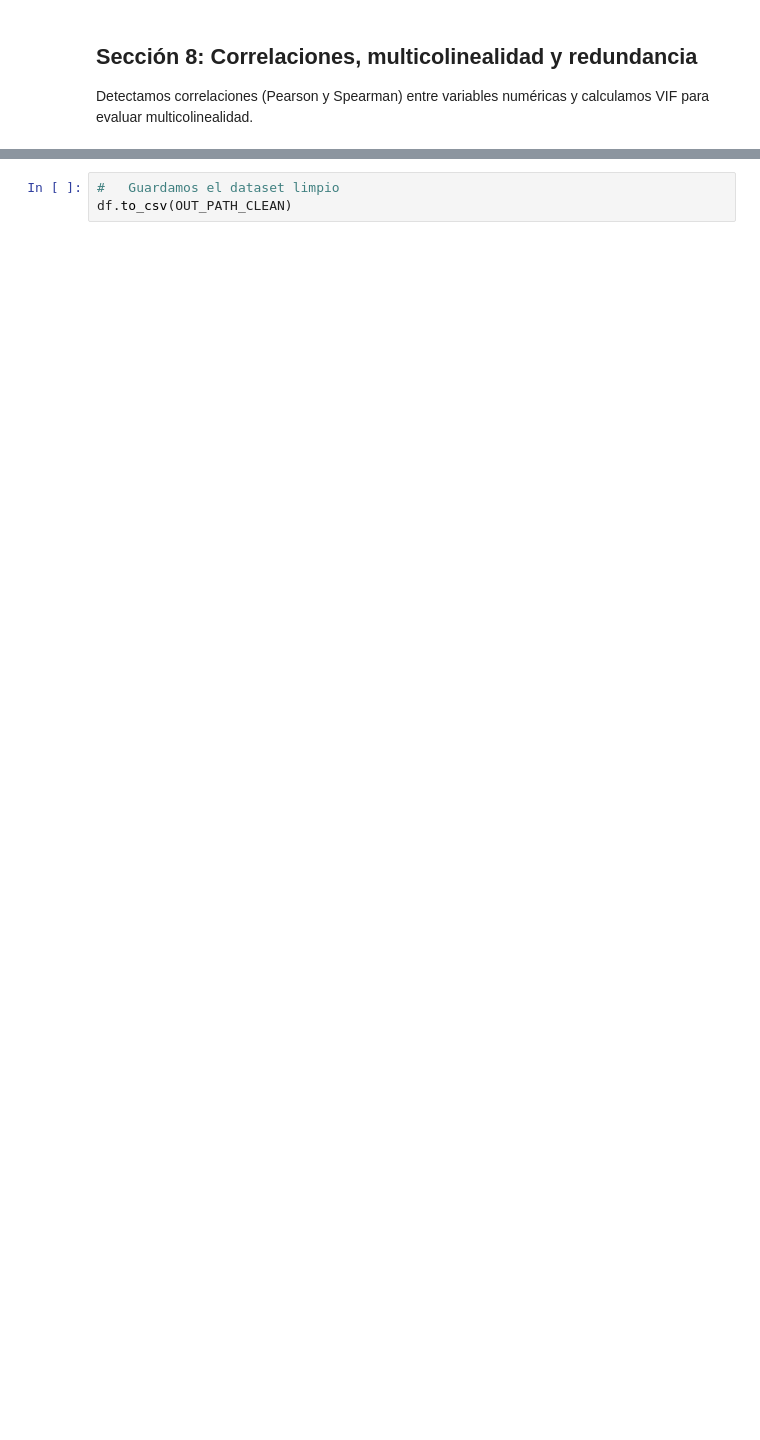
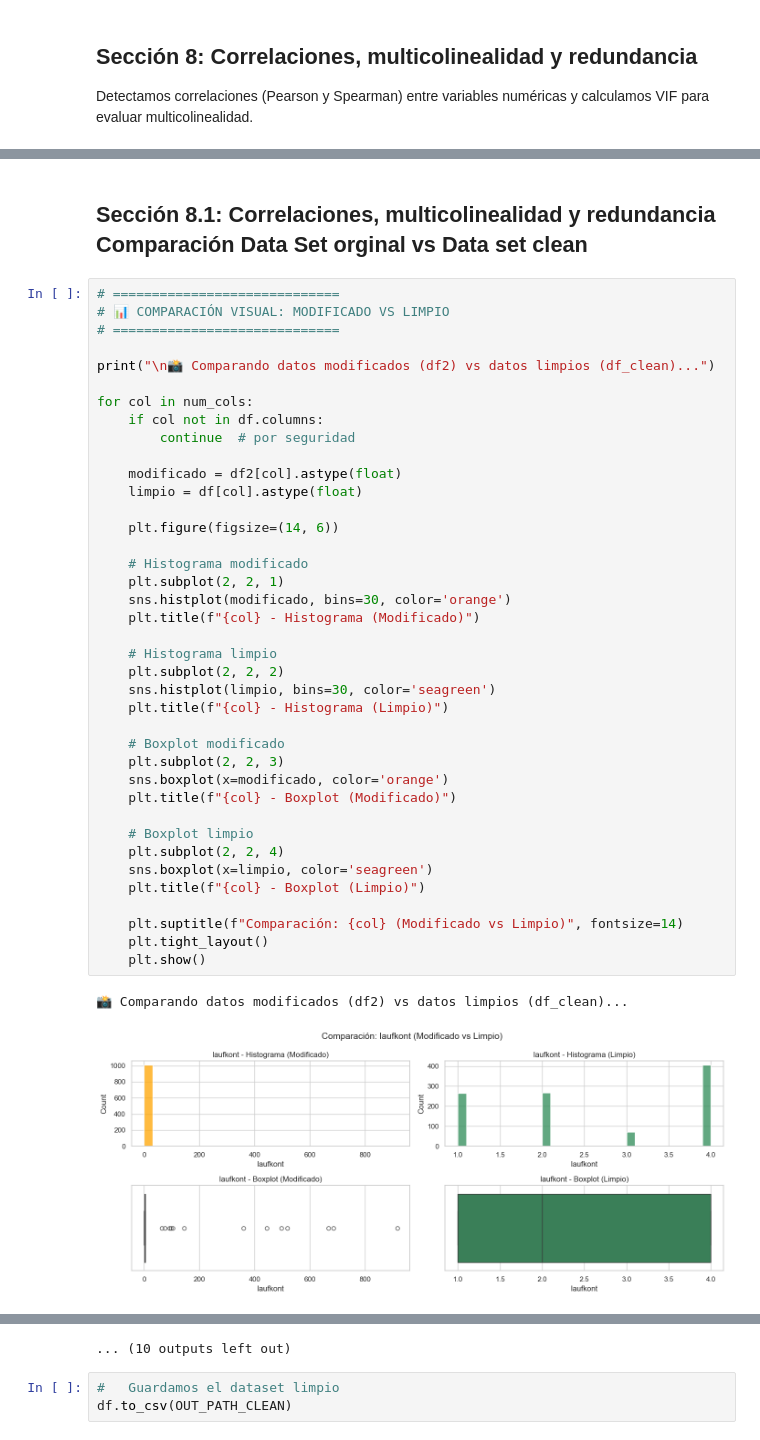
Before and after one commit to secabezon/MLOps, a Jupyter notebook: notebooks/EDA_german_credit.ipynb, the cells around one changed output, grey strips where cells are left out. Drawn from its saved outputs; the diff is of its cells as text; blank space fills up the shorter version.

```diff
--- a/notebooks/EDA_german_credit.ipynb
+++ b/notebooks/EDA_german_credit.ipynb
@@ -556,3 +641,47 @@ df.groupby('kredit').count()
 | kredit |  |  |  |  |  |  |  |  |  |  |  | ... |
 | 0 | 305 | 305 | 305 | 305 | 305 | 305 | 305 | 305 | 305 | 305 | 305 | ... |
 | 1 | 704 | 704 | 704 | 704 | 704 | 704 | 704 | 704 | 704 | 704 | 704 | ... |
+# %% [markdown]
+## Sección 8.1: Correlaciones, multicolinealidad y redundancia Comparación Data Set orginal vs Data set clean
+# %%
+# =============================
+# 📊 COMPARACIÓN VISUAL: MODIFICADO VS LIMPIO
+# =============================
+
+print("\n📸 Comparando datos modificados (df2) vs datos limpios (df_clean)...")
+
+for col in num_cols:
+    if col not in df.columns:
+        continue  # por seguridad
+
+    modificado = df2[col].astype(float)
+    limpio = df[col].astype(float)
+
+    plt.figure(figsize=(14, 6))
+
+    # Histograma modificado
+    plt.subplot(2, 2, 1)
+    sns.histplot(modificado, bins=30, color='orange')
+    plt.title(f"{col} - Histograma (Modificado)")
+
+    # Histograma limpio
+    plt.subplot(2, 2, 2)
+    sns.histplot(limpio, bins=30, color='seagreen')
+    plt.title(f"{col} - Histograma (Limpio)")
+
+    # Boxplot modificado
+    plt.subplot(2, 2, 3)
+    sns.boxplot(x=modificado, color='orange')
+    plt.title(f"{col} - Boxplot (Modificado)")
+
+    # Boxplot limpio
+    plt.subplot(2, 2, 4)
+    sns.boxplot(x=limpio, color='seagreen')
+    plt.title(f"{col} - Boxplot (Limpio)")
+
+    plt.suptitle(f"Comparación: {col} (Modificado vs Limpio)", fontsize=14)
+    plt.tight_layout()
+    plt.show()
+# %% [output]
+📸 Comparando datos modificados (df2) vs datos limpios (df_clean)...
+[figure, added]
@@ -559,3 +698,4 @@ df.groupby('kredit').count()
+... (10 outputs left out)
 # %%
 #   Guardamos el dataset limpio
 df.to_csv(OUT_PATH_CLEAN)
```
Also changed, not shown: parts of 10 cells of this notebook.
